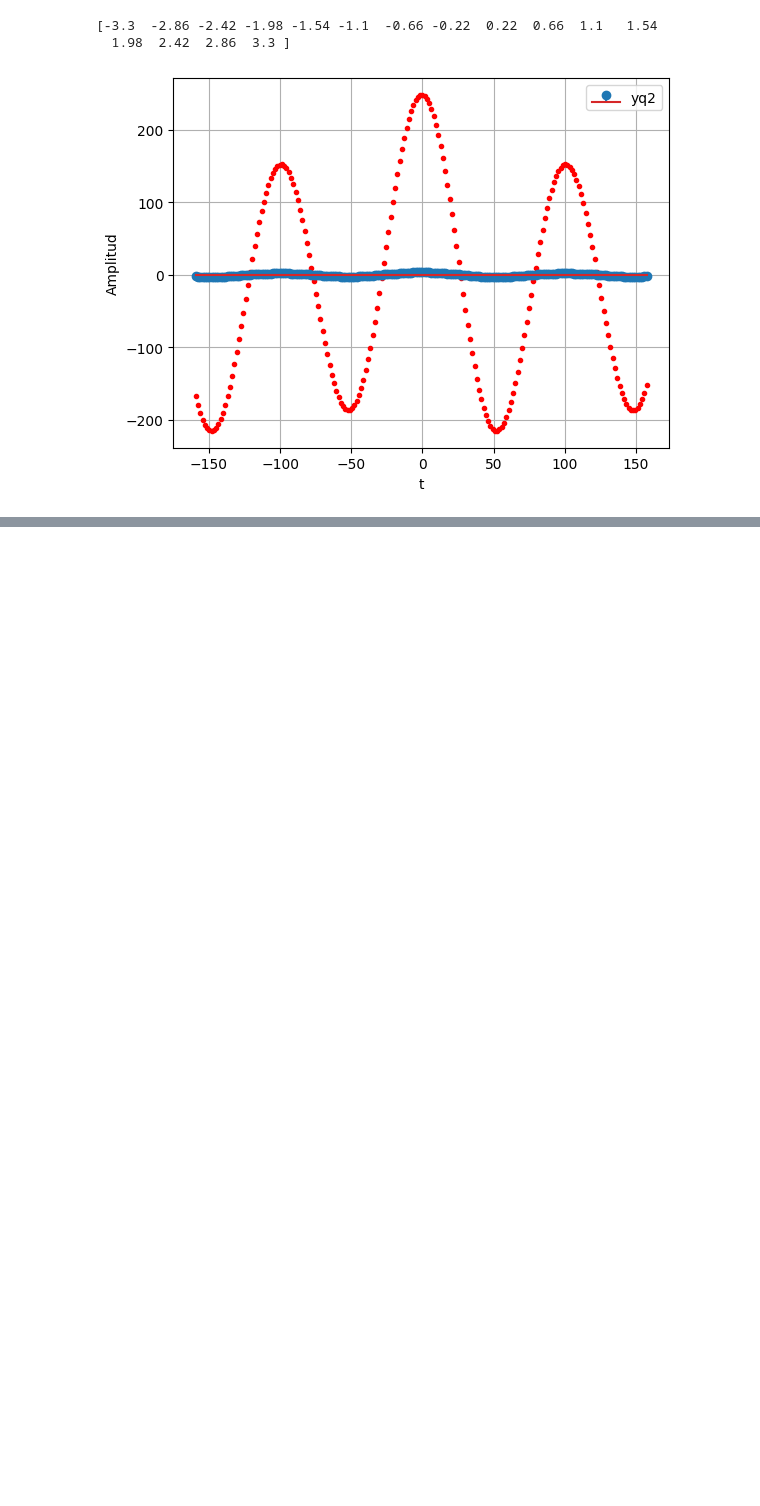
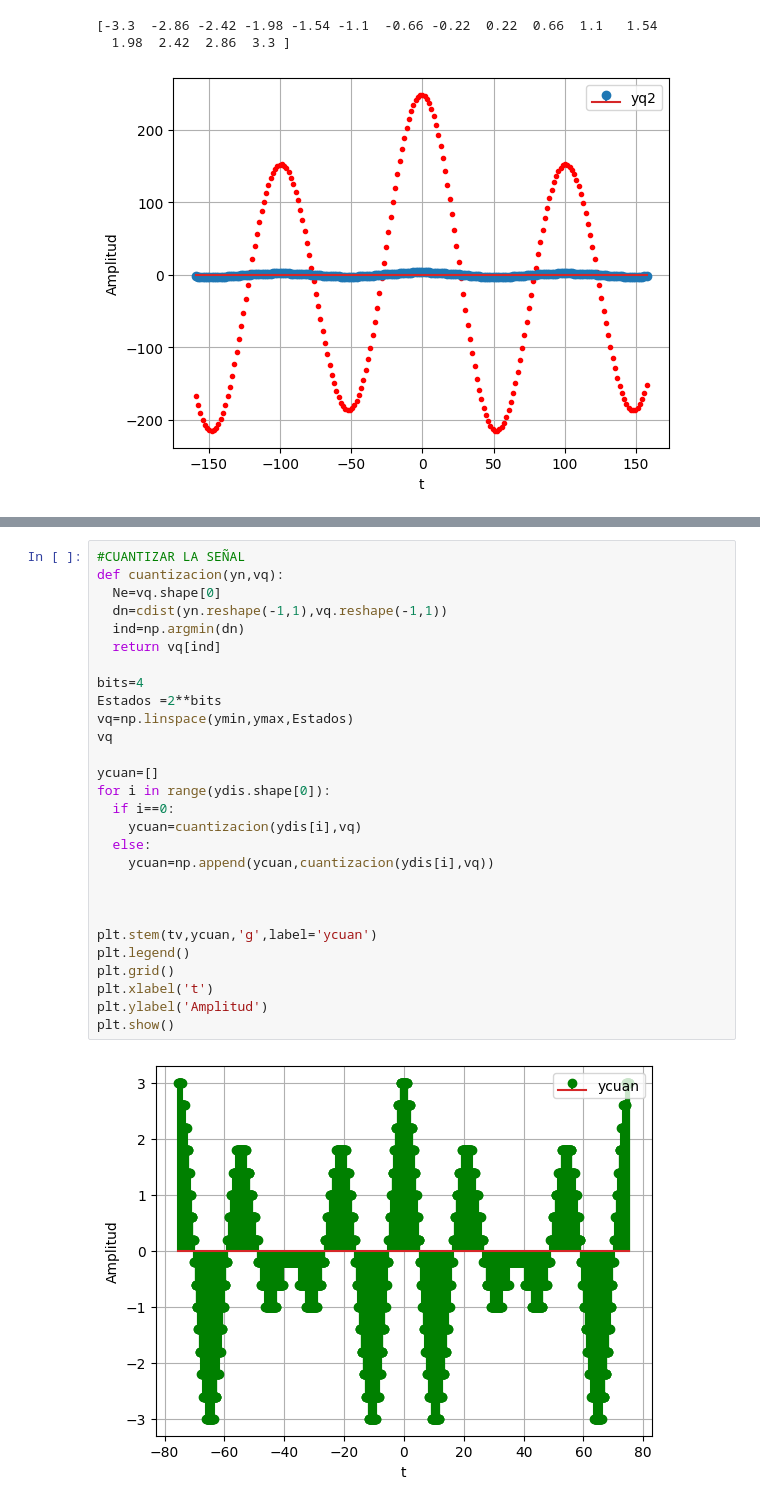
Before and after one commit to JulianDR26/Se-ales-y-Sistemas-2024-1S, a Jupyter notebook: CUADERNO1_1SyS2021_REP.ipynb, the cells around one changed output, grey strips where cells are left out. Cells and saved outputs as stored; diff of their text form; blank space fills up the shorter version.

```diff
--- a/CUADERNO1_1SyS2021_REP.ipynb
+++ b/CUADERNO1_1SyS2021_REP.ipynb
@@ -692,0 +806,30 @@ plt.show()
+# %%
+#CUANTIZAR LA SEÑAL
+def cuantizacion(yn,vq):
+  Ne=vq.shape[0]
+  dn=cdist(yn.reshape(-1,1),vq.reshape(-1,1))
+  ind=np.argmin(dn)
+  return vq[ind]
+
+bits=4
+Estados =2**bits
+vq=np.linspace(ymin,ymax,Estados)
+vq
+
+ycuan=[]
+for i in range(ydis.shape[0]):
+  if i==0:
+    ycuan=cuantizacion(ydis[i],vq)
+  else:
+    ycuan=np.append(ycuan,cuantizacion(ydis[i],vq))
+
+
+
+plt.stem(tv,ycuan,'g',label='ycuan')
+plt.legend()
+plt.grid()
+plt.xlabel('t')
+plt.ylabel('Amplitud')
+plt.show()
+# %% [output]
+[figure, added]
```
Also changed, not shown: parts of 5 cells of this notebook.
